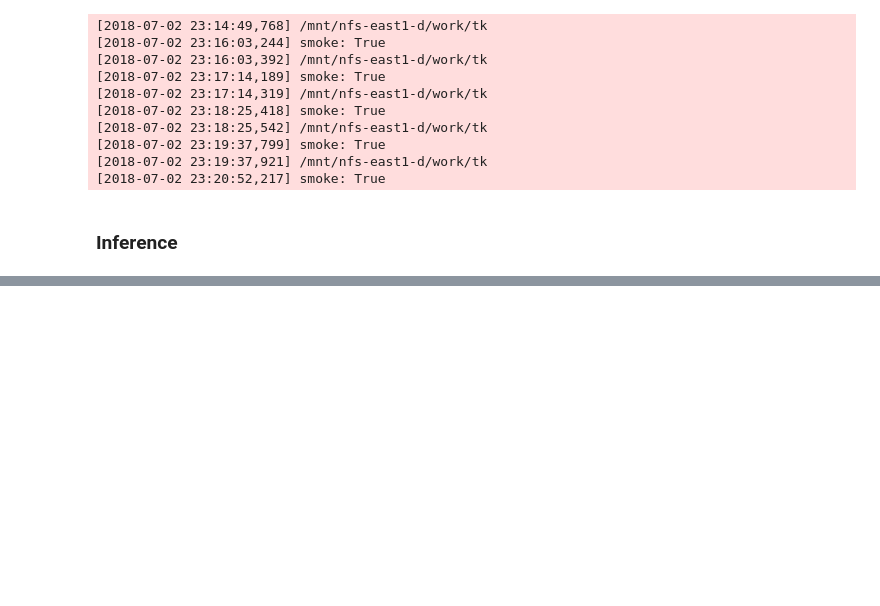
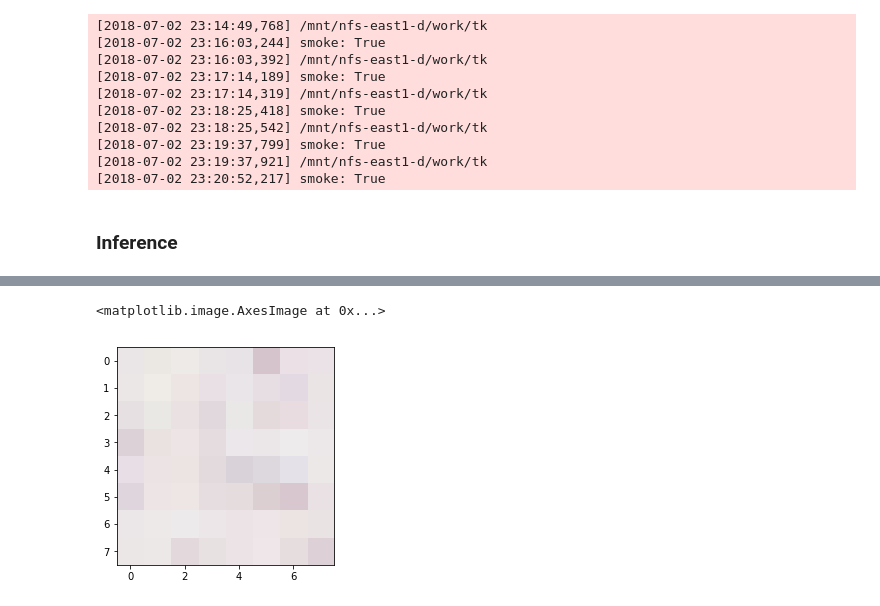
Before and after one commit to cwbeitel/tk, a Jupyter notebook: docs/demo.ipynb, the cells around one changed output, grey strips where cells are left out. Drawn from its saved outputs; the diff is of its cells as text; code cells hidden in the pictures; blank space fills up the shorter version.

```diff
--- a/docs/demo.ipynb
+++ b/docs/demo.ipynb
@@ -377 +389,6 @@ for _ in range(0,7):
 example["targets"] = tf.reshape(example["targets"], [1, 32, 32, 3])
+# %%
+plt.imshow(example["inputs"].numpy()[0])
+# %% [output]
+<matplotlib.image.AxesImage at 0x...>
+[figure, added]
```
Also changed, not shown: parts of 29 cells of this notebook.
